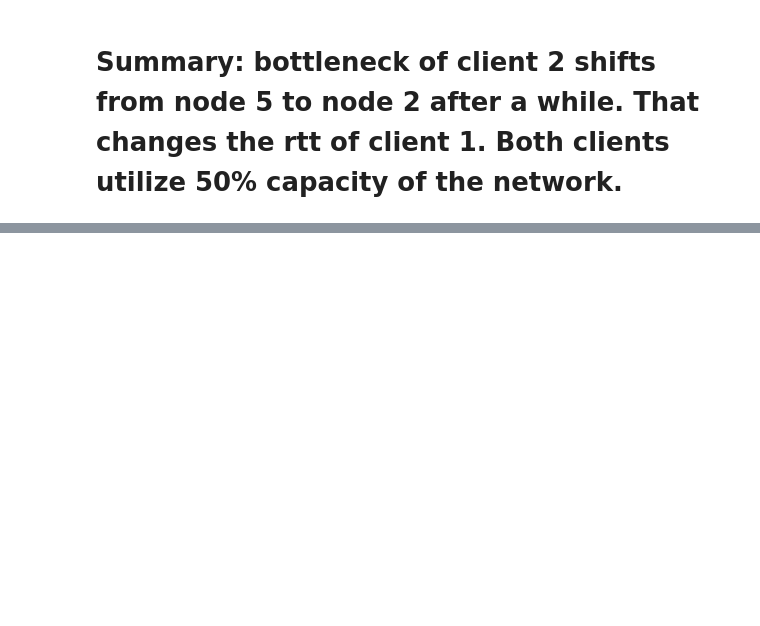
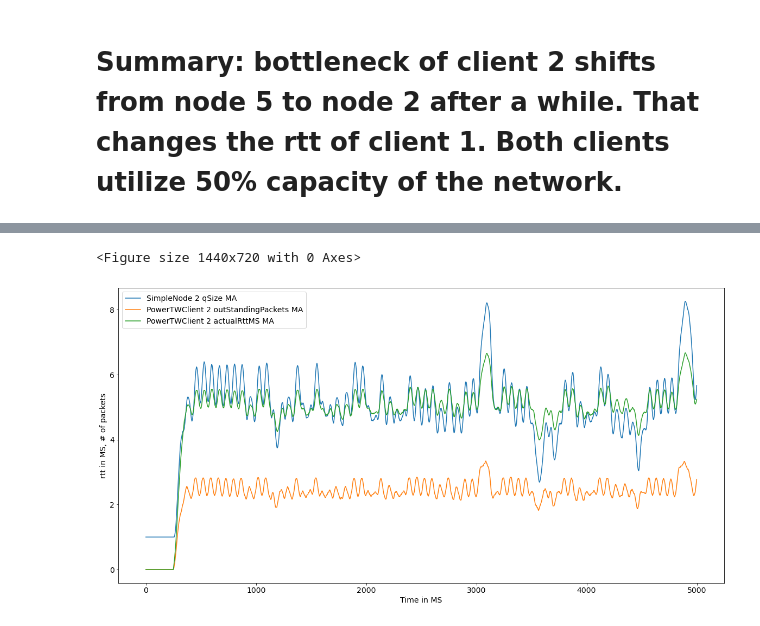
Before and after one commit to adhocmaster/pyns, a Jupyter notebook: scenarios/3-client-power-long.ipynb, the cells around one changed output, grey strips where cells are left out. Saved outputs shown, nothing was run; the diff lists cells and outputs as text; code cells hidden in the pictures; blank space fills up the shorter version.

```diff
--- a/scenarios/3-client-power-long.ipynb
+++ b/scenarios/3-client-power-long.ipynb
@@ -156 +165,11 @@ client.stats['totalPacketsAcked'][-1], client2.stats['totalPacketsAcked'][-1]
+# %%
+# analyzer.createBinnedChartForNodeVsClient(nodes3, ['qSize'], [client3], ['outStandingPackets', 'rttMS', 'actualRttMS'], figsize=(20, 10), start=0, end=8000, xlabel="Time in MS", ylabel="rtt in MS, # of packets")
+analyzer.createMovingAverageChartForNodeVsClient(filteredNodes, ['qSize'], [client2], ['outStandingPackets', 'actualRttMS'],
+                                                 figsize=(20, 10),
+                                                 start=0, end=None,
+                                                 xlabel="Time in MS", ylabel="rtt in MS, # of packets",
+                                                 windowSize=100, includeOriginal=False)
+# %% [output]
+<Figure size 1440x720 with 0 Axes>
+[figure, added]
 # %%
```
Also changed, not shown: parts of 17 cells of this notebook, 10 other files.
